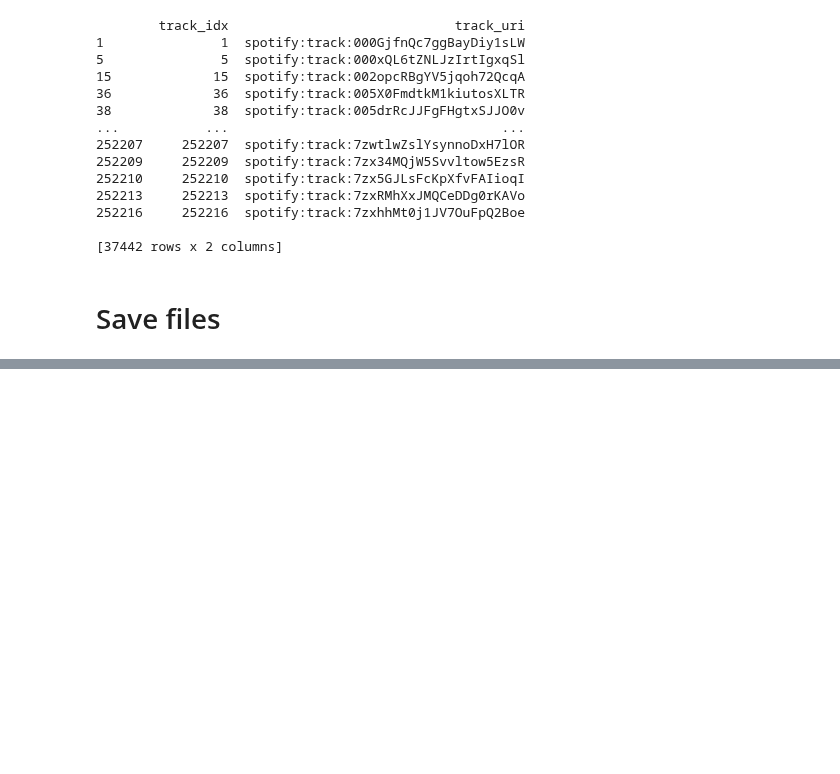
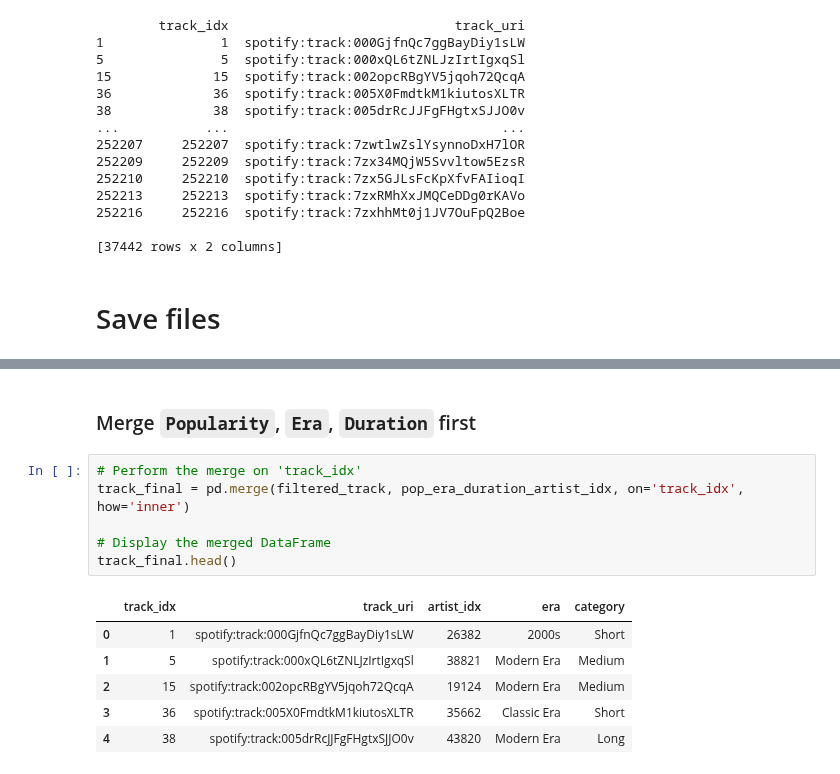
Before and after one commit to ouch528/Spotifynd, a Jupyter notebook: 1000_sampling/script.ipynb, the cells around one changed output, grey strips where cells are left out. Saved outputs shown, nothing was run; the diff lists cells and outputs as text; blank space fills up the shorter version.

```diff
--- a/1000_sampling/script.ipynb
+++ b/1000_sampling/script.ipynb
@@ -80,0 +90,15 @@ filtered_track.to_parquet("datasets/1000_track.parquet", index=False)
+# %% [markdown]
+### Merge `Popularity`, `Era`, `Duration` first
+# %%
+# Perform the merge on 'track_idx'
+track_final = pd.merge(filtered_track, pop_era_duration_artist_idx, on='track_idx', how='inner')
+
+# Display the merged DataFrame
+track_final.head()
+# %% [output]
+|  | track_idx | track_uri | artist_idx | era | category |
+| 0 | 1 | spotify:track:000GjfnQc7ggBayDiy1sLW | 26382 | 2000s | Short |
+| 1 | 5 | spotify:track:000xQL6tZNLJzIrtIgxqSl | 38821 | Modern Era | Medium |
+| 2 | 15 | spotify:track:002opcRBgYV5jqoh72QcqA | 19124 | Modern Era | Medium |
+| 3 | 36 | spotify:track:005X0FmdtkM1kiutosXLTR | 35662 | Classic Era | Short |
+| 4 | 38 | spotify:track:005drRcJJFgFHgtxSJJO0v | 43820 | Modern Era | Long |
```
Also changed, not shown: parts of 22 cells of this notebook, 3 other files.
